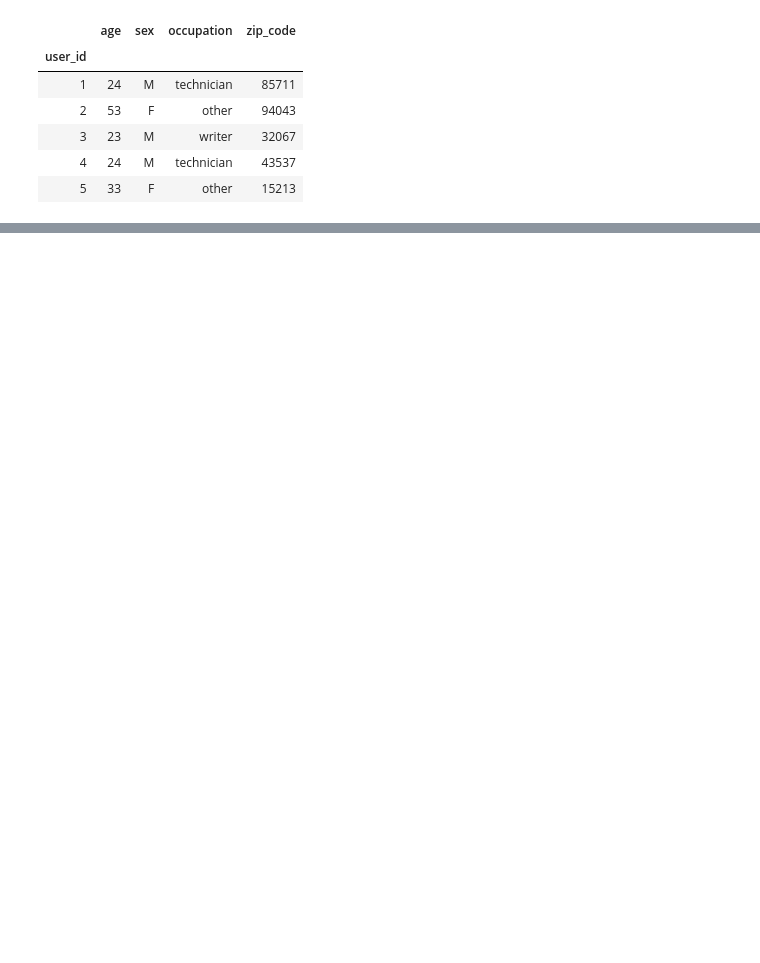
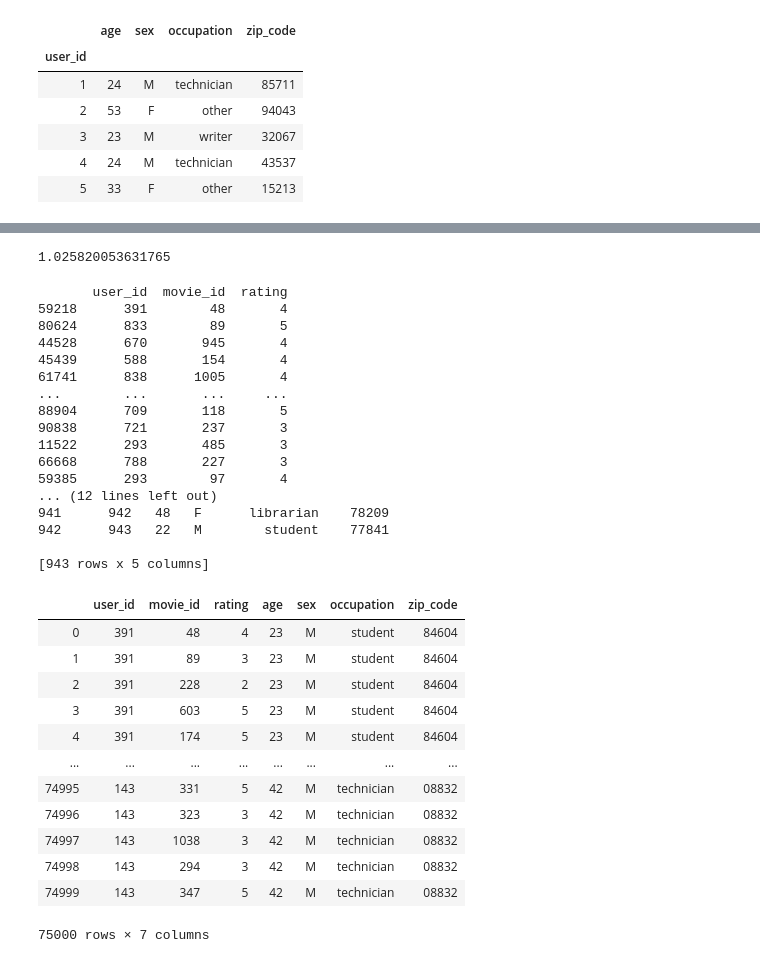
Before and after one commit to znulll/ROWILT, a Jupyter notebook: Recommendation/Personalized rec-sys using Python/Ch2_recsys_basic.ipynb, the cells around one changed output, grey strips where cells are left out. Drawn from its saved outputs; the diff is of its cells as text; code cells hidden in the pictures; blank space fills up the shorter version.

```diff
--- a/Recommendation/Personalized rec-sys using Python/Ch2_recsys_basic.ipynb
+++ b/Recommendation/Personalized rec-sys using Python/Ch2_recsys_basic.ipynb
@@ -13 +5,4 @@ data_dir = './data/'
+# %%
+# data directory absolute path
+data_dir = '../../../../data/'
 # %%
@@ -25,0 +122,18 @@ users.head()
+# %%
+# 사용자 집단별 추천
+
+u_cols = ['user_id', 'age', 'sex', 'occupation', 'zip_code']
+users = pd.read_csv(data_dir+'u.user', sep='|', names=u_cols, encoding='latin-1')
+
+i_cols = ['movie_id', 'title', 'release date', 'video release date', 'IMDB URL',
+          'unknown', 'Action', 'Adventure', 'Animation', 'Childeren\'s', 'Comedy', 'Crime', 'Documentary', 'Drama',
+          'Fantasy', 'Film-Noir', 'Horror', 'Musical', 'Mystery', 'Romance', 'Sci-Fi', 'Thriller', 'War', 'Western'
+         ]
+movies = pd.read_csv(data_dir+'u.item', sep='|', names=i_cols, encoding='latin-1')
+
+r_cols = ['user_id', 'movie_id', 'rating', 'timestamp']
+ratings = pd.read_csv(data_dir+'u.data', sep='\t', names=r_cols, encoding='latin-1')
+# %%
+# timestamp 제거
+ratings = ratings.drop('timestamp', axis=1)
+ratings.head()
@@ -25,0 +158,6 @@ users.head()
+# %%
+# train, test set 분리
+
+x = ratings.copy() # 원본.copy() : 원본 보존
+y = ratings['user_id'] # stratify의 기준
+x_train, x_test, y_train, y_test = train_test_split(x, y, test_size=0.25, stratify=y)
@@ -25,0 +197,52 @@ users.head()
+# %%
+def best_seller(user_id, movie_id):
+    try:
+        rating = train_mean[movie_id]
+    except:
+        rating = 3.0
+    return rating
+
+train_mean = x_train.groupby(['movie_id'])['rating'].mean()
+score(best_seller)
+# %% [output]
+1.025820053631765
+# %%
+# Full matrix, user data merge
+u_cols = ['user_id', 'age', 'sex', 'occupation', 'zip_code']
+users = pd.read_csv(data_dir+'u.user', sep='|', names=u_cols, encoding='latin-1')
+print(x_train)
+print(users)
+merged_ratings = pd.merge(x_train, users)
+users = users.set_index('user_id')
+merged_ratings
+# %% [output]
+       user_id  movie_id  rating
+59218      391        48       4
+80624      833        89       5
+44528      670       945       4
+45439      588       154       4
+61741      838      1005       4
+...        ...       ...     ...
+88904      709       118       5
+90838      721       237       3
+11522      293       485       3
+66668      788       227       3
+59385      293        97       4
+... (12 lines left out)
+941      942   48   F      librarian    78209
+942      943   22   M        student    77841
+
+[943 rows x 5 columns]
+|  | user_id | movie_id | rating | age | sex | occupation | zip_code |
+| 0 | 391 | 48 | 4 | 23 | M | student | 84604 |
+| 1 | 391 | 89 | 3 | 23 | M | student | 84604 |
+| 2 | 391 | 228 | 2 | 23 | M | student | 84604 |
+| 3 | 391 | 603 | 5 | 23 | M | student | 84604 |
+| 4 | 391 | 174 | 5 | 23 | M | student | 84604 |
+| ... | ... | ... | ... | ... | ... | ... | ... |
+| 74995 | 143 | 331 | 5 | 42 | M | technician | 08832 |
+| 74996 | 143 | 323 | 3 | 42 | M | technician | 08832 |
+| 74997 | 143 | 1038 | 3 | 42 | M | technician | 08832 |
+| 74998 | 143 | 294 | 3 | 42 | M | technician | 08832 |
+| 74999 | 143 | 347 | 5 | 42 | M | technician | 08832 |
+75000 rows × 7 columns
```
Also changed, not shown: parts of 22 cells of this notebook, 1 other file.
